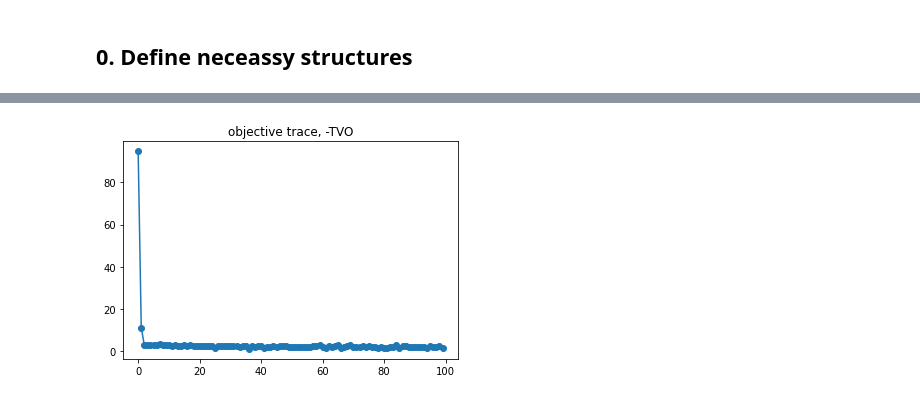
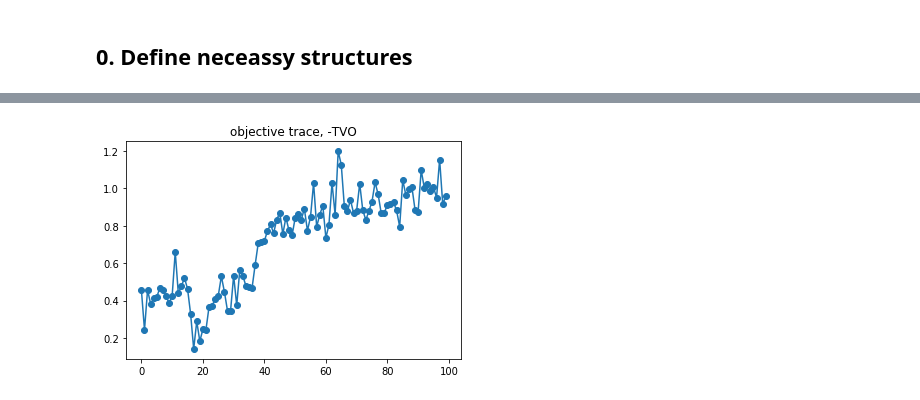
Before and after one commit to minhuanli/am207-tvo-project, a Jupyter notebook: notebooks/VAE_torch.ipynb, the cells around one changed output, grey strips where cells are left out. Saved outputs shown, nothing was run; the diff lists cells and outputs as text; code cells hidden in the pictures.

```diff
--- a/notebooks/VAE_torch.ipynb
+++ b/notebooks/VAE_torch.ipynb
@@ -318,11 +306,0 @@ vae_instance = VAE(x_dim, z_dim, x_var, hidden_layers, width, hidden_layers, wid
-# %%
-parameters = list(vae_instance.encoder.parameters())+list(vae_instance.decoder.parameters())
-optimizer = torch.optim.Adam(parameters, lr=0.01)
-n_epochs = 5000
-for epoch in tqdm(range(n_epochs)):
-    optimizer.zero_grad()
-    loss = vae_instance.make_elbo_objective(x_trainT,10)
-    loss.backward()
-    optimizer.step()
-    if epoch % 50 == 0:
-        vae_instance.objective_trace.append(loss.item())
@@ -341,22 +306,0 @@ plt.show()
-# %%
-# Set VAE parameters
-x_dim = x_train.shape[1]
-z_dim = 2
-width = 50
-hidden_layers = 1
-
-# Instantiate a VAE
-x_trainT = torch.tensor(x_train).float()
-vae_instance = VAE(x_dim, z_dim, x_var, hidden_layers, width, hidden_layers, width)
-# %%
-parameters = list(vae_instance.encoder.parameters())+list(vae_instance.decoder.parameters())
-optimizer = torch.optim.Adam(parameters, lr=0.01)
-partition = torch.tensor([0,0.25,0.5,0.75,1.])
-n_epochs = 5000
-for epoch in tqdm(range(n_epochs)):
-    optimizer.zero_grad()
-    loss = vae_instance.make_tvo_objective(x_trainT,10, partition)
-    loss.backward()
-    optimizer.step()
-    if epoch % 50 == 0:
-        vae_instance.objective_trace.append(loss.item())
@@ -372,0 +459,5 @@ plt.show()
+# %%
+x_var=0.02
+dpath="/Users/joker/Coding/am207-tvo-project/data/CrossCurves_x.npy"
+x_train=np.load(dpath).reshape(-1,2)
+print(x_train.shape)
@@ -373,5 +474,6 @@ plt.show()
 # %%
-plt.plot(vae_instance.objective_trace, 'o-')
+tvo_vae_instance = train_TVO_VAE_batched(x_train, x_var = x_var, hidden_layers = 3, learning_rate = 5e-5, z_dim=5, n_epochs=500, batch_size=1000)
+plt.plot(tvo_vae_instance.objective_trace, 'o-')
 plt.title('objective trace, -TVO')
 plt.show()
 # %% [output]
@@ -378 +481 @@ plt.show()
-[figure, old version]
+[figure, new version]
```
Also changed, not shown: parts of 24 cells of this notebook.
